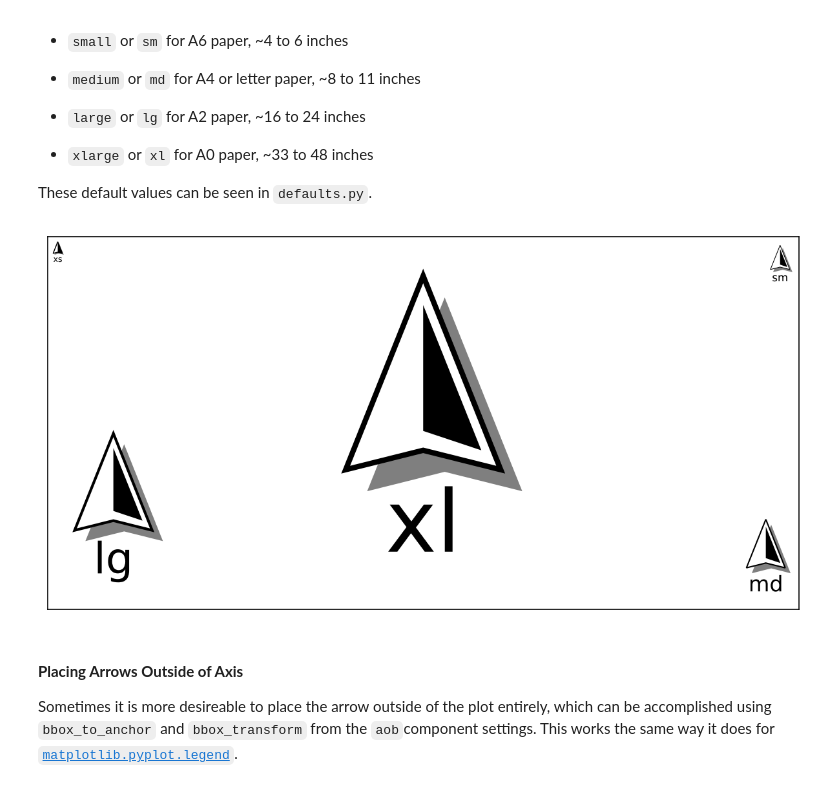
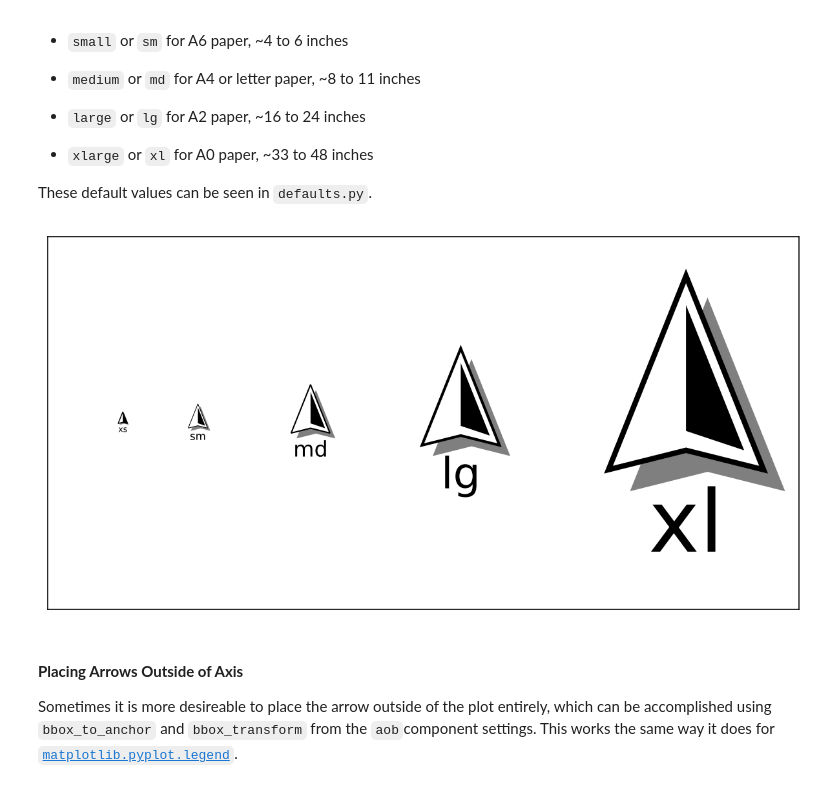
Before and after one commit to moss-xyz/matplotlib-map-utils, a Jupyter notebook: matplotlib_map_utils/docs/howto_north_arrow.ipynb, the cells around one changed output. Cells and saved outputs as stored; diff of their text form; code cells hidden in the pictures.

Commit message:
Update howto_north_arrow.ipynb
Re-configured the size comparison plot

```diff
--- a/matplotlib_map_utils/docs/howto_north_arrow.ipynb
+++ b/matplotlib_map_utils/docs/howto_north_arrow.ipynb
@@ -448,15 +448,15 @@ However, given that there are standardized paper sizes that most graphics are ma
 
 These default values can be seen in `defaults.py`.
 # %%
-# Creating an empty plot
+# Creating an empty plot - for reference, this is 10 inches x 5 inches
 fig, ax = new_map(1,1, figsize=(10,5))
-# Visualizing the different sizes
-for l,s in zip(["upper left", "upper right", "lower right", "lower left", "center"], ["xs","sm","md","lg","xl"]):
+# Visualizing the different sizes at various positions
+for l,s in zip([0.1, 0.2, 0.35, 0.55, 0.85], ["xs","sm","md","lg","xl"]):
     # Calling the function to update the defaults
     north_arrow.NorthArrow.set_size(size=s)
-    north_arrow.north_arrow(ax=ax, location=l, label={"text":s}, rotation={"degrees":0})
+    north_arrow.north_arrow(ax=ax, location="center", label={"text":s}, rotation={"degrees":0}, aob={"bbox_to_anchor":(l, 0.5), "bbox_transform":ax.transAxes})
 # %% [output]
-[figure, old version]
+[figure, new version]
 # %% [markdown]
 #### **Placing Arrows Outside of Axis**
 Sometimes it is more desireable to place the arrow outside of the plot entirely, which can be accomplished using `bbox_to_anchor` and `bbox_transform` from the `aob`component settings. This works the same way it does for [`matplotlib.pyplot.legend`](https://matplotlib.org/stable/api/_as_gen/matplotlib.pyplot.legend.html#matplotlib.pyplot.legend).
```
